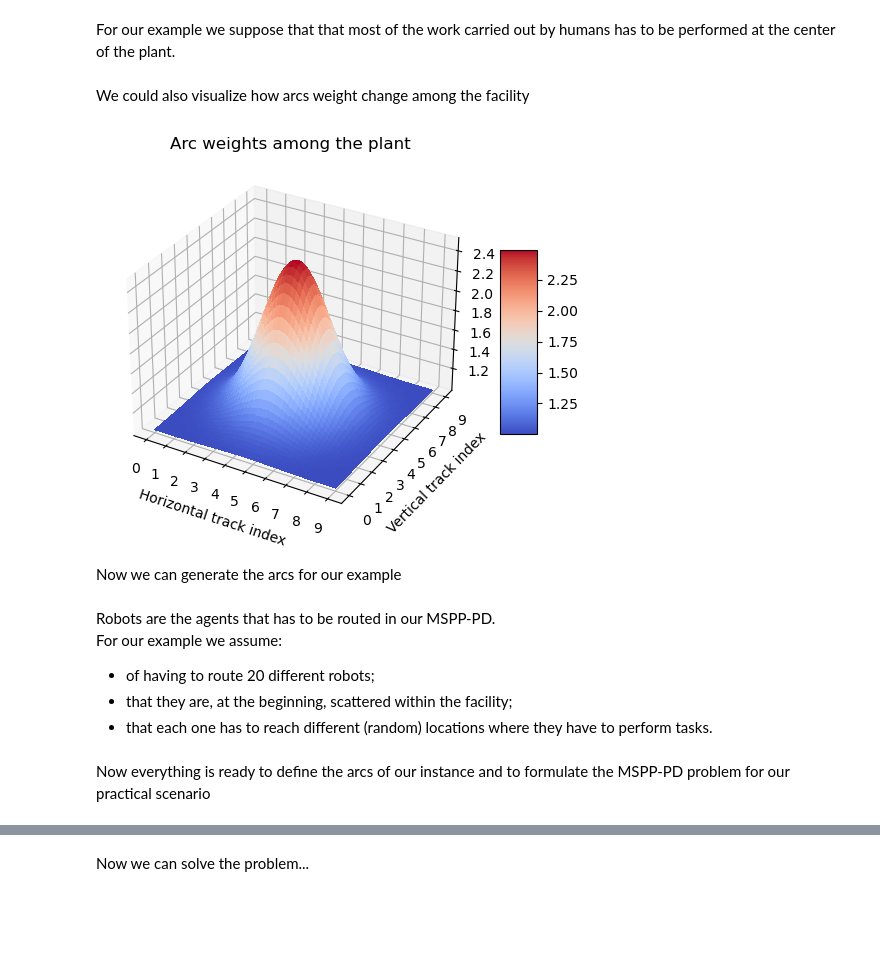
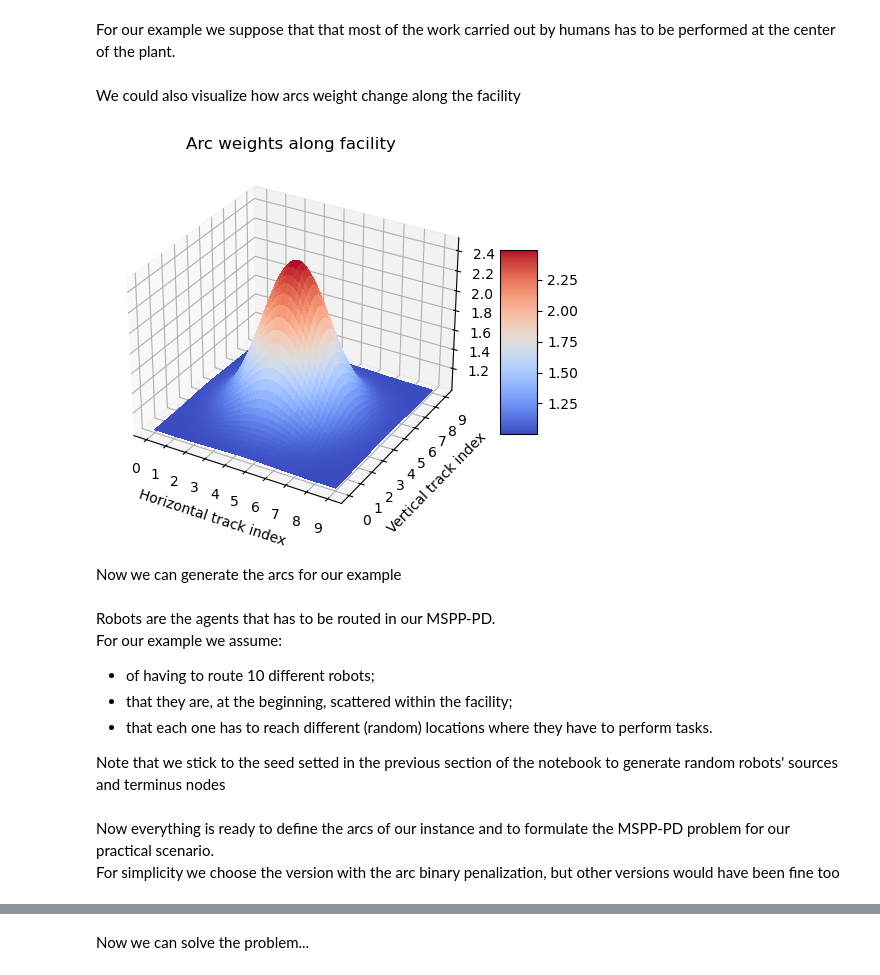
Before and after one commit to kkevin98/Multiple_shortest_path_problem_with_path_deconfliction, a Jupyter notebook: extra.ipynb, the cells around one changed output, grey strips where cells are left out. Drawn from its saved outputs; the diff is of its cells as text; code cells hidden in the pictures; blank space fills up the shorter version.

Commit message:
Arrange "extra" notebook
Add possibility to store and load results of the agents simmetry's
analysis

```diff
--- a/extra.ipynb
+++ b/extra.ipynb
@@ -154,37 +212,52 @@ def get_facility_instance(network_nodes_grid, weight_func):
     return [pm.WArc(i, j, w, idx) for idx, (i, j, w) in enumerate(all_arcs)]
 # %% [markdown]
 For our example we suppose that that most of the work carried out by humans has to be performed at the center of the plant.
-# %%
-def congested_center_weigth_func(x, y):
-    x_term = (x - ((num_horiz_tracks-1)/2))**2 / \
-        (2 * ((num_horiz_tracks-1)/6)**2)
-    y_term = (y - ((num_vert_tracks-1)/2))**2 / \
-        (2 * ((num_vert_tracks-1)/6)**2)
-    return 1.5 * math.exp(-(x_term+y_term)) + 1
+# %%
+def congested_center_weigth_func(x, y, num_horiz_tracks, num_vert_tracks):
+    """Arc weighting function.
+
+    The weights follow a gaussian bell centered on the center of the network.
+    This function is used to weight an arc of the facility network.
+
+    Args:
+        x (float): vertical location of the arc on the grid.
+        y (float): horizontal location of the arc on the grid
+        num_horiz_tracks (int): number of horizontal robots' tracks in the facility
+        num_vert_tracks (int): number of vertical robots' tracks in the facility
+
+    Returns:
+        float: The weight of the arc located at (x,y) on the network facility
+    """
+
+    x_term = (x - ((num_horiz_tracks-1)/2))**2 / \
+        (2 * ((num_horiz_tracks-1)/6)**2)
+    y_term = (y - ((num_vert_tracks-1)/2))**2 / \
+        (2 * ((num_vert_tracks-1)/6)**2)
+    return 1.5 * math.exp(-(x_term+y_term)) + 1
 # %% [markdown]
-We could also visualize how arcs weight change among the facility
+We could also visualize how arcs weight change along the facility
 # %%
 x = np.linspace(0, num_horiz_tracks-1, 100)
 y = np.linspace(0, num_vert_tracks-1, 100)
 X, Y = np.meshgrid(x, y)
 
-Z = np.vectorize(congested_center_weigth_func)(X, Y)
+Z = np.vectorize(congested_center_weigth_func)(X, Y, num_horiz_tracks, num_vert_tracks)
 
 fig, ax = plt.subplots(subplot_kw={"projection": "3d"})
 surf = ax.plot_surface(X, Y, Z, cmap=cm.coolwarm,
                        linewidth=0, antialiased=False)
 
 ax.set_xlabel('Horizontal track index')
 plt.xticks(range(num_horiz_tracks))
 ax.set_ylabel('Vertical track index')
 plt.yticks(range(num_vert_tracks))
-ax.set_title('Arc weights among the plant')
+ax.set_title('Arc weights along facility')
 
 fig.colorbar(surf, shrink=0.5, aspect=5)
 
 plt.show()
 # %% [output]
-[figure, old version]
+[figure, new version]
 # %% [markdown]
 Now we can generate the arcs for our example
 # %%
@@ -192,8 +266,10 @@ facility_network_arcs = get_facility_instance(facility_nodes_grid, congested_cen
 # %% [markdown]
 Robots are the agents that has to be routed in our MSPP-PD.
 For our example we assume:
-- of having to route 20 different robots;
+- of having to route 10 different robots;
 - that they are, at the beginning, scattered within the facility;
 - that each one has to reach different (random) locations where they have to perform tasks.
+
+Note that we stick to the seed setted in the previous section of the notebook to generate random robots' sources and terminus nodes
 # %%
 def generate_random_agents(network_nodes, num_of_agents):
@@ -219,3 +304,4 @@ robots = generate_random_agents(facility_network_nodes, 20)
 # %% [markdown]
-Now everything is ready to define the arcs of our instance and to formulate the MSPP-PD problem for our practical scenario
+Now everything is ready to define the arcs of our instance and to formulate the MSPP-PD problem for our practical scenario.
+For simplicity we choose the version with the arc binary penalization, but other versions would have been fine too
 # %%
```
Also changed, not shown: parts of 17 cells of this notebook, 1 other file.
